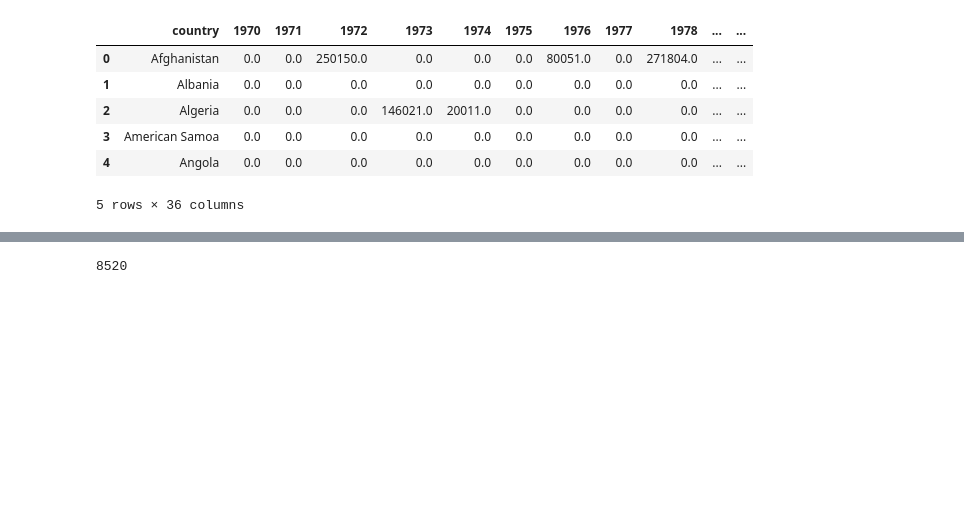
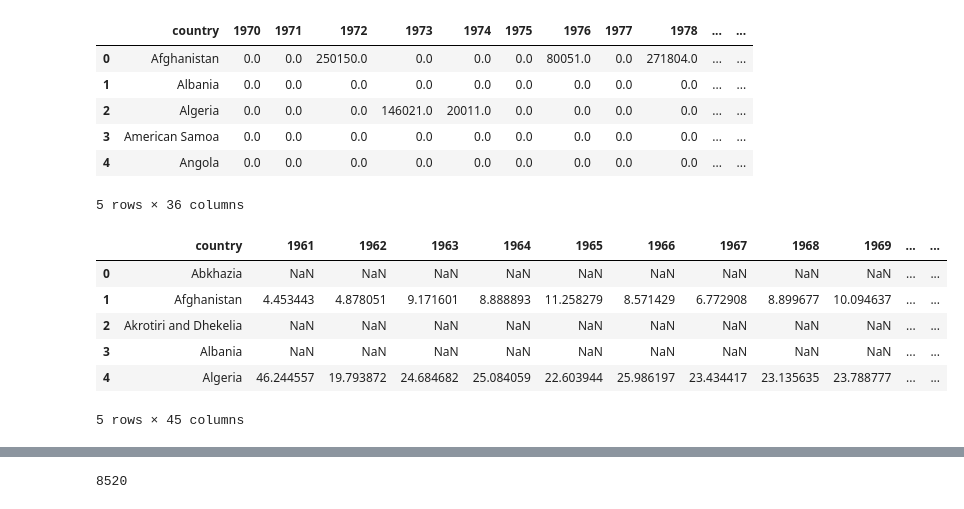
Before and after one commit to mike-gee/datascience, a Jupyter notebook: findingCorrelation.ipynb, the cells around one changed output, grey strips where cells are left out. Drawn from its saved outputs; the diff is of its cells as text; code cells hidden in the pictures; blank space fills up the shorter version.

```diff
--- a/findingCorrelation.ipynb
+++ b/findingCorrelation.ipynb
@@ -139,3 +139,18 @@ floodData.head()
 | 3 | American Samoa | 0.0 | 0.0 | 0.0 | 0.0 | 0.0 | 0.0 | 0.0 | 0.0 | 0.0 | ... | ... |
 | 4 | Angola | 0.0 | 0.0 | 0.0 | 0.0 | 0.0 | 0.0 | 0.0 | 0.0 | 0.0 | ... | ... |
 5 rows × 36 columns
+# %%
+#EXPORTS
+export_col_names = ["country","1961","1962","1963","1964","1965","1966","1967","1968","1969","1970","1971","1972","1973","1974","1975","1976","1977","1978","1979","1980","1981","1982","1983","1984","1985","1986","1987","1988","1989","1990","1991","1992","1993","1994","1995","1996","1997","1998","1999","2000","2001","2002","2003","2004","2005","2006","2007","2008","2009","2010","2011"]
+url = 'https://raw.githubusercontent.com/mgee18/datascience/43289759a058e3f9c85ed510f84cb4a241bd3412/csvFiles/exports.csv'
+exportData = pd.read_csv(url, header=0, names=export_col_names, sep=',')
+exportData.drop(exportData.columns[[x for x in range(45,52)]], axis=1, inplace=True)
+exportData.head()
+# %% [output]
+|  | country | 1961 | 1962 | 1963 | 1964 | 1965 | 1966 | 1967 | 1968 | 1969 | ... | ... |
+| 0 | Abkhazia | NaN | NaN | NaN | NaN | NaN | NaN | NaN | NaN | NaN | ... | ... |
+| 1 | Afghanistan | 4.453443 | 4.878051 | 9.171601 | 8.888893 | 11.258279 | 8.571429 | 6.772908 | 8.899677 | 10.094637 | ... | ... |
+| 2 | Akrotiri and Dhekelia | NaN | NaN | NaN | NaN | NaN | NaN | NaN | NaN | NaN | ... | ... |
+| 3 | Albania | NaN | NaN | NaN | NaN | NaN | NaN | NaN | NaN | NaN | ... | ... |
+| 4 | Algeria | 46.244557 | 19.793872 | 24.684682 | 25.084059 | 22.603944 | 25.986197 | 23.434417 | 23.135635 | 23.788777 | ... | ... |
+5 rows × 45 columns
```
Also changed, not shown: parts of 4 cells of this notebook.
